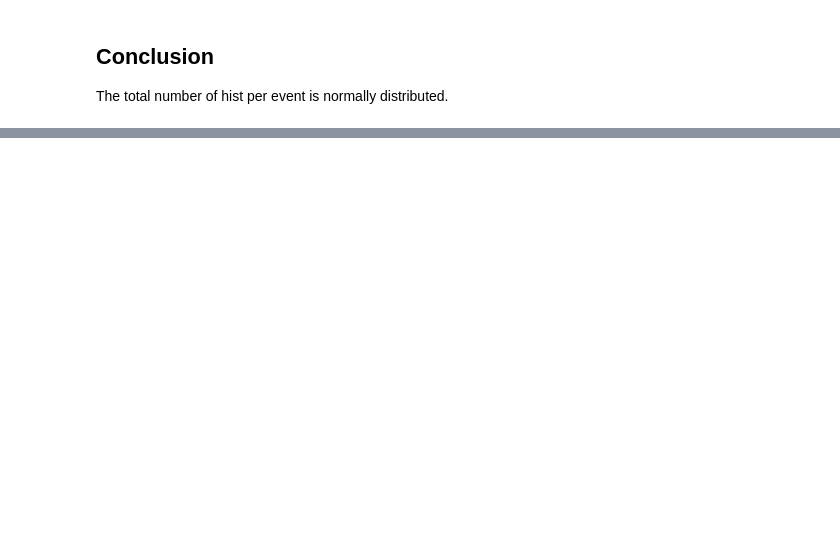
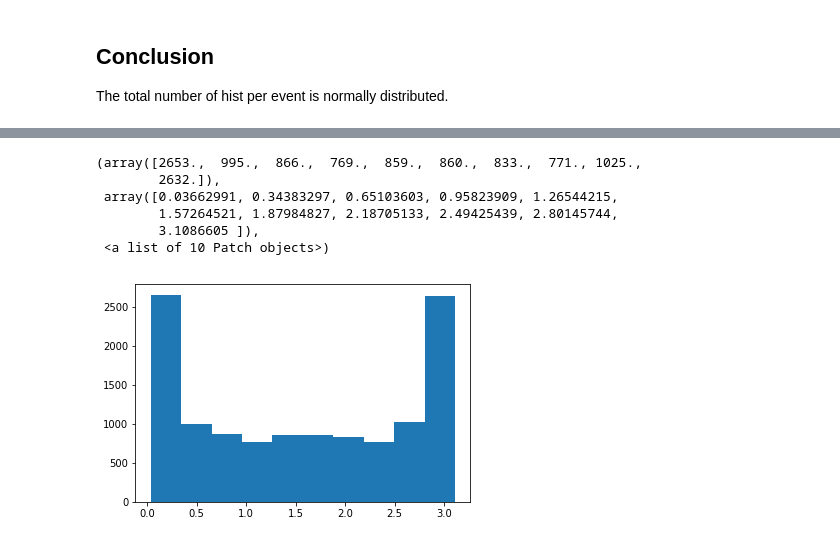
Before and after one commit to sqrider/MATH189_FINAL_PROJ, a Jupyter notebook: Joseph Notebook.ipynb, the cells around one changed output, grey strips where cells are left out. Cells and saved outputs as stored; diff of their text form; code cells hidden in the pictures; blank space fills up the shorter version.

```diff
--- a/Joseph Notebook.ipynb
+++ b/Joseph Notebook.ipynb
@@ -141,0 +195,10 @@ The total number of hist per event is normally distributed.
+# %%
+plt.hist(phis)
+# %% [output]
+(array([2653.,  995.,  866.,  769.,  859.,  860.,  833.,  771., 1025.,
+        2632.]),
+ array([0.03662991, 0.34383297, 0.65103603, 0.95823909, 1.26544215,
+        1.57264521, 1.87984827, 2.18705133, 2.49425439, 2.80145744,
+        3.1086605 ]),
+ <a list of 10 Patch objects>)
+[figure, added]
```
Also changed, not shown: parts of 28 cells of this notebook.
